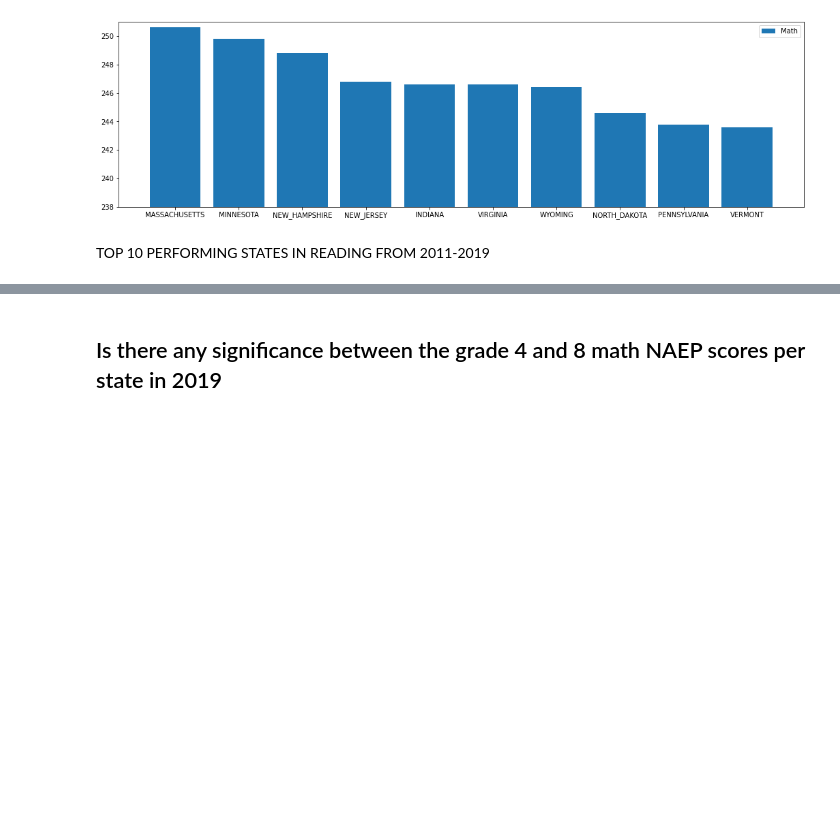
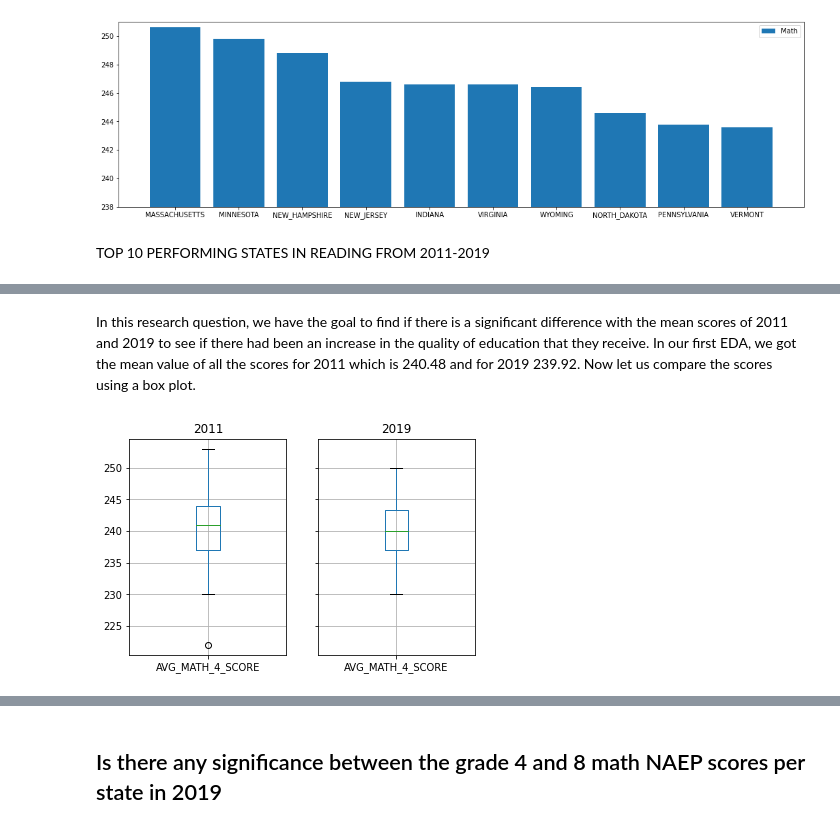
Before and after one commit to trickdevsinschool/CSMODEL_PROJECT_1, a Jupyter notebook: states_csmodel.ipynb, the cells around one changed output, grey strips where cells are left out. Cells and saved outputs as stored; diff of their text form; code cells hidden in the pictures; blank space fills up the shorter version.

```diff
--- a/states_csmodel.ipynb
+++ b/states_csmodel.ipynb
@@ -417,0 +418,8 @@ ax.legend(fontsize = 10)
+# %% [markdown]
+In this research question, we have the goal to find if there is a significant difference with the mean scores of 2011 and 2019 to see if there had been an increase in the quality of education that they receive. In our first EDA, we got the mean value of all the scores for 2011 which is 240.48 and for 2019 239.92. Now let us compare the scores using a box plot.
+# %%
+inference_df = states1_df[(states1_df['YEAR']==2011) + (states1_df['YEAR']==2019)]
+inference_df.groupby("YEAR").boxplot(column="AVG_MATH_4_SCORE")
+plt.show()
+# %% [output]
+[figure, added]
```
Also changed, not shown: parts of 10 cells of this notebook.
